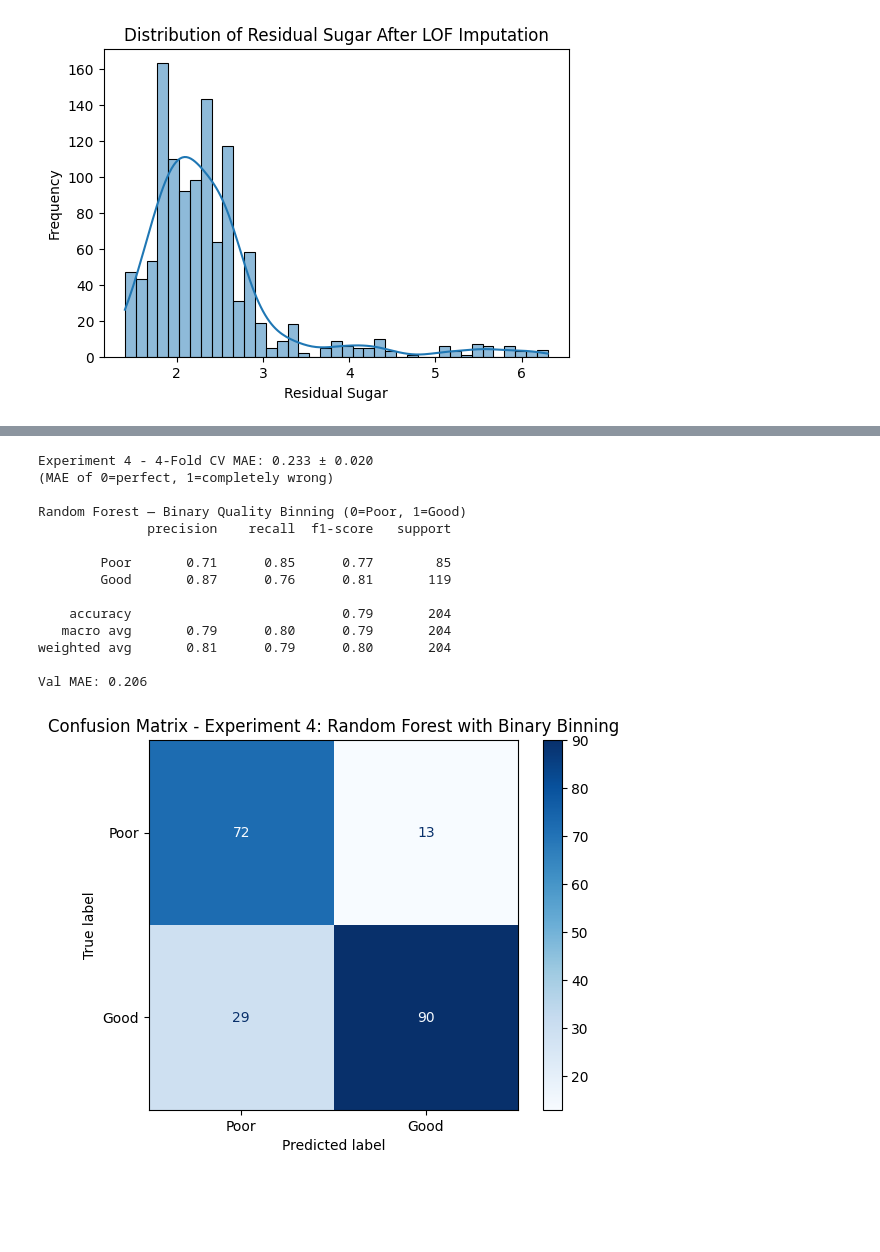
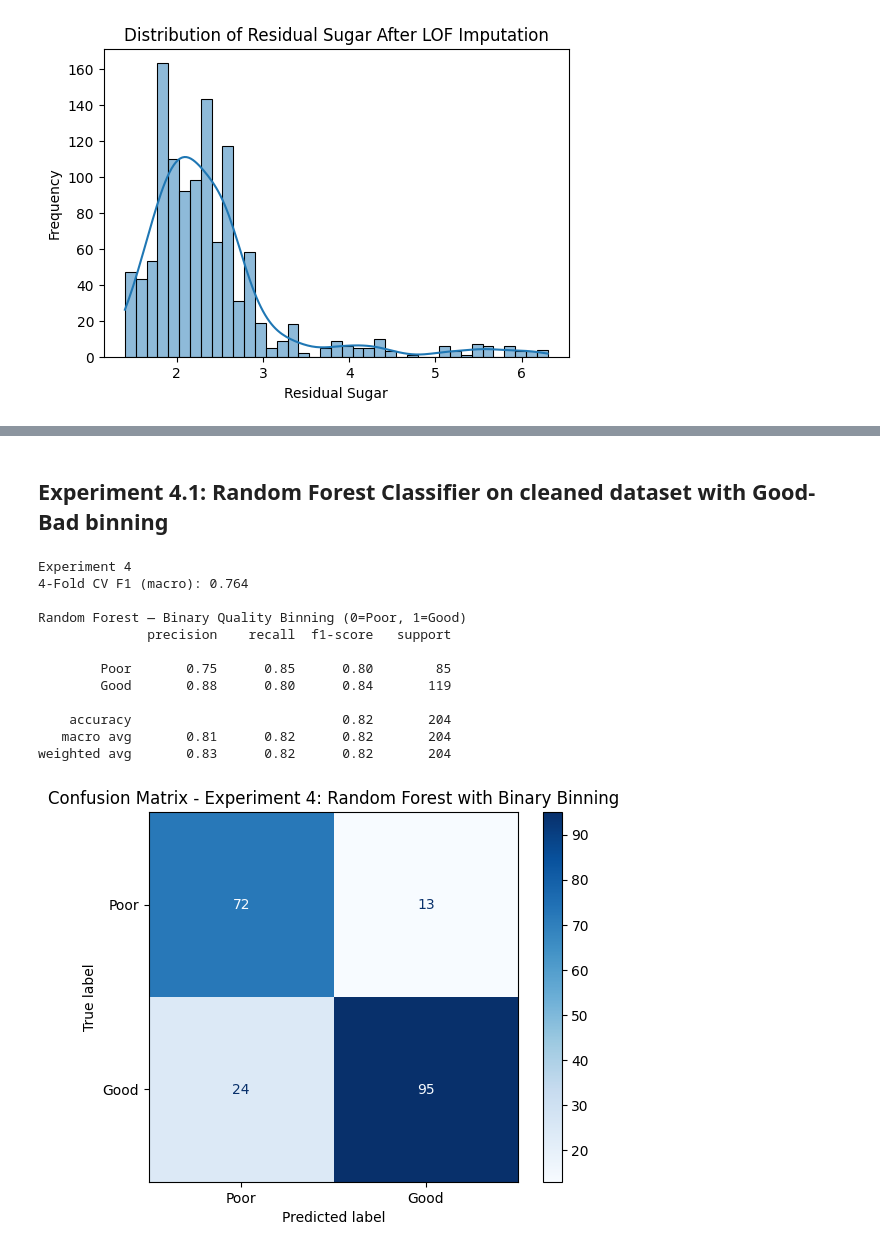
Before and after one commit to JCoji/DataScienceA2, a Jupyter notebook: A3 - Jonthan Cojita, Lucas Gavura.ipynb, the cells around one changed output, grey strips where cells are left out. Cells and saved outputs as stored; diff of their text form; code cells hidden in the pictures; blank space fills up the shorter version.

```diff
--- a/A3 - Jonthan Cojita, Lucas Gavura.ipynb
+++ b/A3 - Jonthan Cojita, Lucas Gavura.ipynb
@@ -330,51 +346,49 @@ Val MAE: 0.279
 [figure]
+# %% [markdown]
+## Experiment 4.1: Random Forest Classifier on cleaned dataset with Good-Bad binning
 # %%
 #Experiment 4: Random Forest Classifier with binary quality binning (0=Poor, 1=Good)
+from sklearn.ensemble import RandomForestClassifier
+
 rf = RandomForestClassifier(
     n_estimators=100,
     max_depth=10,
     min_samples_split=10,
     min_samples_leaf=5,
     random_state=42
 )
 
 feature_cols = [c for c in val_df_binned.columns if c not in ['quality', 'quality_bin']]
 
-
 X_rf = train_df_binned[feature_cols]
 y_rf = train_df_binned['quality_bin']
 
 cv = StratifiedKFold(n_splits=4, shuffle=True, random_state=42)
-mae_scorer = make_scorer(mean_absolute_error, greater_is_better=False)
-
-cv_scores_rf = cross_val_score(rf, X_rf, y_rf, cv=cv, scoring=mae_scorer)
-print(f"Experiment 4 - 4-Fold CV MAE: {-cv_scores_rf.mean():.3f} ± {cv_scores_rf.std():.3f}")
-print("(MAE of 0=perfect, 1=completely wrong)")
+cv_scores_rf = cross_val_score(rf, X_rf, y_rf, cv=cv, scoring='f1_macro')
+print(f"Experiment 4")
+print(f"4-Fold CV F1 (macro): {cv_scores_rf.mean():.3f}")
 
 rf.fit(train_df_binned[feature_cols], train_df_binned['quality_bin'])
 val_preds_rf = rf.predict(val_df_binned[feature_cols])
 
 print("\nRandom Forest — Binary Quality Binning (0=Poor, 1=Good)")
 print(classification_report(val_df_binned['quality_bin'], val_preds_rf, target_names=['Poor', 'Good']))
-print(f"Val MAE: {mean_absolute_error(val_df_binned['quality_bin'], val_preds_rf):.3f}")
 
 cm_rf = confusion_matrix(val_df_binned['quality_bin'], val_preds_rf)
 ConfusionMatrixDisplay(confusion_matrix=cm_rf, display_labels=['Poor', 'Good']).plot(cmap=plt.cm.Blues)
 plt.title("Confusion Matrix - Experiment 4: Random Forest with Binary Binning")
 plt.show()
 # %% [output]
-Experiment 4 - 4-Fold CV MAE: 0.233 ± 0.020
-(MAE of 0=perfect, 1=completely wrong)
+Experiment 4
+4-Fold CV F1 (macro): 0.764
 
 Random Forest — Binary Quality Binning (0=Poor, 1=Good)
               precision    recall  f1-score   support
 
-        Poor       0.71      0.85      0.77        85
-        Good       0.87      0.76      0.81       119
+        Poor       0.75      0.85      0.80        85
+        Good       0.88      0.80      0.84       119
 
-    accuracy                           0.79       204
-   macro avg       0.79      0.80      0.79       204
-weighted avg       0.81      0.79      0.80       204
-
-Val MAE: 0.206
+    accuracy                           0.82       204
+   macro avg       0.81      0.82      0.82       204
+weighted avg       0.83      0.82      0.82       204
-[figure, old version]
+[figure, new version]
```
Also changed, not shown: parts of 9 cells of this notebook.
